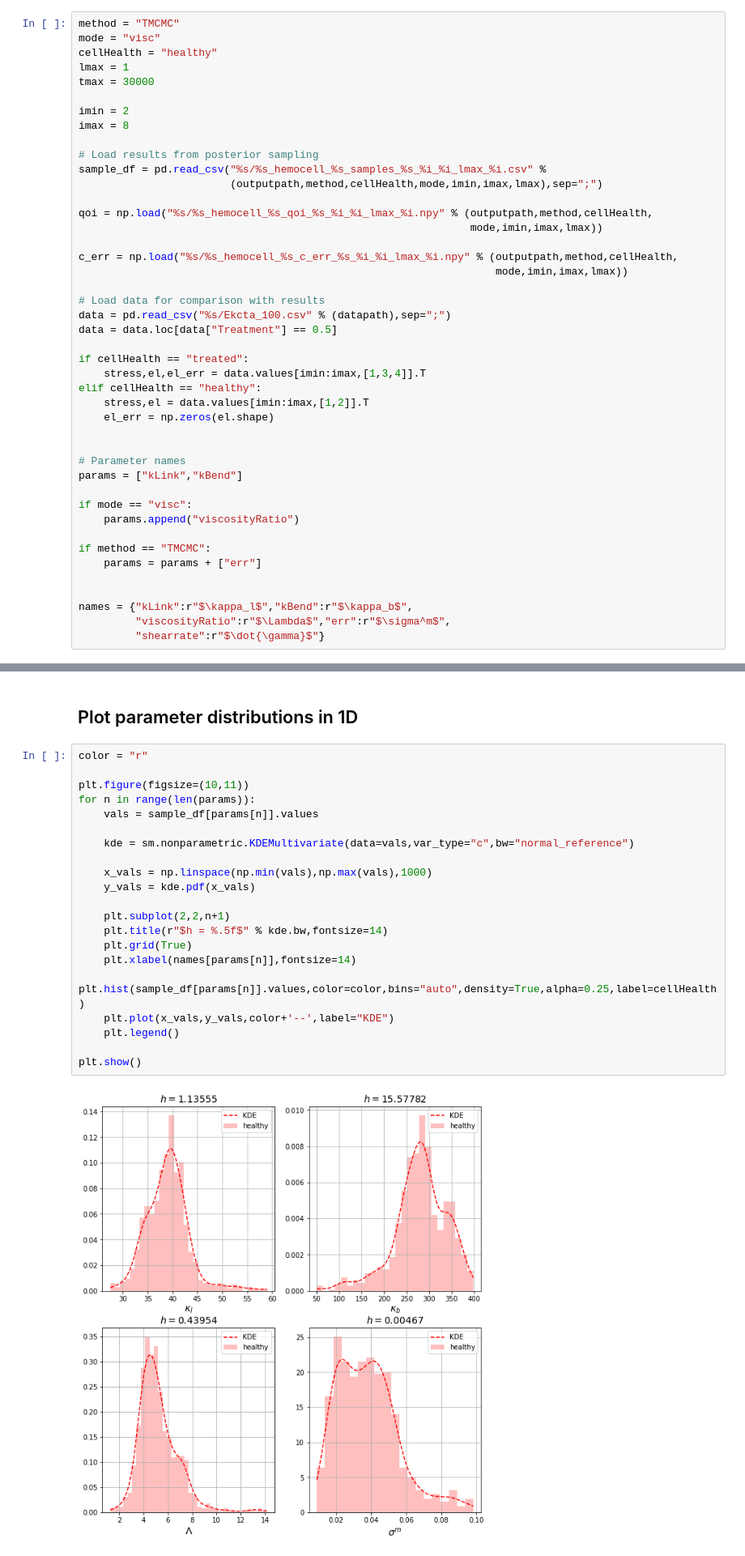
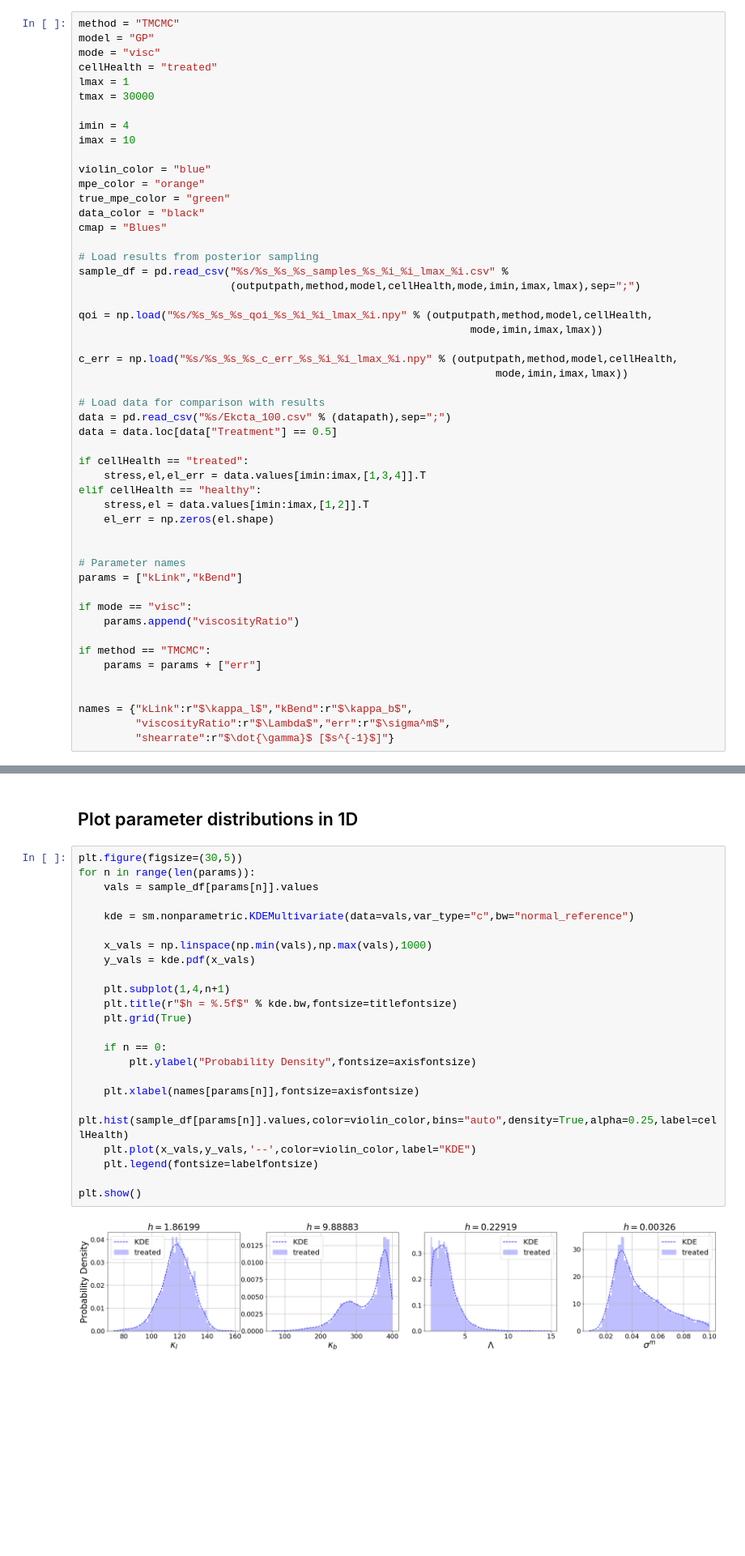
Before and after one commit to devrieskevin/IUQ-Project, a Jupyter notebook: true_hemocell_analysis.ipynb, the cells around one changed output, grey strips where cells are left out. Shown at 81% size. Cells and saved outputs as stored; diff of their text form; blank space fills up the shorter version.

Commit message:
Final visualizations

```diff
--- a/true_hemocell_analysis.ipynb
+++ b/true_hemocell_analysis.ipynb
@@ -22,22 +37,29 @@ from local_config import *
 ## Read data and results
 # %%
 method = "TMCMC"
+model = "GP"
 mode = "visc"
-cellHealth = "healthy"
+cellHealth = "treated"
 lmax = 1
 tmax = 30000
 
-imin = 2
-imax = 8
+imin = 4
+imax = 10
+
+violin_color = "blue"
+mpe_color = "orange"
+true_mpe_color = "green"
+data_color = "black"
+cmap = "Blues"
 
 # Load results from posterior sampling
-sample_df = pd.read_csv("%s/%s_hemocell_%s_samples_%s_%i_%i_lmax_%i.csv" %
-                        (outputpath,method,cellHealth,mode,imin,imax,lmax),sep=";")
+sample_df = pd.read_csv("%s/%s_%s_%s_samples_%s_%i_%i_lmax_%i.csv" %
+                        (outputpath,method,model,cellHealth,mode,imin,imax,lmax),sep=";")
 
-qoi = np.load("%s/%s_hemocell_%s_qoi_%s_%i_%i_lmax_%i.npy" % (outputpath,method,cellHealth,
+qoi = np.load("%s/%s_%s_%s_qoi_%s_%i_%i_lmax_%i.npy" % (outputpath,method,model,cellHealth,
                                                               mode,imin,imax,lmax))
 
-c_err = np.load("%s/%s_hemocell_%s_c_err_%s_%i_%i_lmax_%i.npy" % (outputpath,method,cellHealth,
+c_err = np.load("%s/%s_%s_%s_c_err_%s_%i_%i_lmax_%i.npy" % (outputpath,method,model,cellHealth,
                                                                   mode,imin,imax,lmax))
 
 # Load data for comparison with results
@@ -63,7 +85,7 @@ if method == "TMCMC":
 
 names = {"kLink":r"$\kappa_l$","kBend":r"$\kappa_b$",
          "viscosityRatio":r"$\Lambda$","err":r"$\sigma^m$",
-         "shearrate":r"$\dot{\gamma}$"}
+         "shearrate":r"$\dot{\gamma}$ [$s^{-1}$]"}
 # %%
 print(data)
 print(sample_df)
@@ -211,28 +308,30 @@ plt.show()
 # %% [markdown]
 ## Plot parameter distributions in 1D
 # %%
-color = "r"
-
-plt.figure(figsize=(10,11))
+plt.figure(figsize=(30,5))
 for n in range(len(params)):
     vals = sample_df[params[n]].values
 
     kde = sm.nonparametric.KDEMultivariate(data=vals,var_type="c",bw="normal_reference")
 
     x_vals = np.linspace(np.min(vals),np.max(vals),1000)
     y_vals = kde.pdf(x_vals)
 
-    plt.subplot(2,2,n+1)
-    plt.title(r"$h = %.5f$" % kde.bw,fontsize=14)
+    plt.subplot(1,4,n+1)
+    plt.title(r"$h = %.5f$" % kde.bw,fontsize=titlefontsize)
     plt.grid(True)
-    plt.xlabel(names[params[n]],fontsize=14)
-    plt.hist(sample_df[params[n]].values,color=color,bins="auto",density=True,alpha=0.25,label=cellHealth)
-    plt.plot(x_vals,y_vals,color+'--',label="KDE")
-    plt.legend()
+
+    if n == 0:
+        plt.ylabel("Probability Density",fontsize=axisfontsize)
+
+    plt.xlabel(names[params[n]],fontsize=axisfontsize)
+    plt.hist(sample_df[params[n]].values,color=violin_color,bins="auto",density=True,alpha=0.25,label=cellHealth)
+    plt.plot(x_vals,y_vals,'--',color=violin_color,label="KDE")
+    plt.legend(fontsize=labelfontsize)
 
 plt.show()
 # %% [output]
-[figure, old version]
+[figure, new version]
 # %% [markdown]
 ## Plot parameters against each other in 2D
 # %%
```
Also changed, not shown: parts of 21 cells of this notebook, 4 other files.
